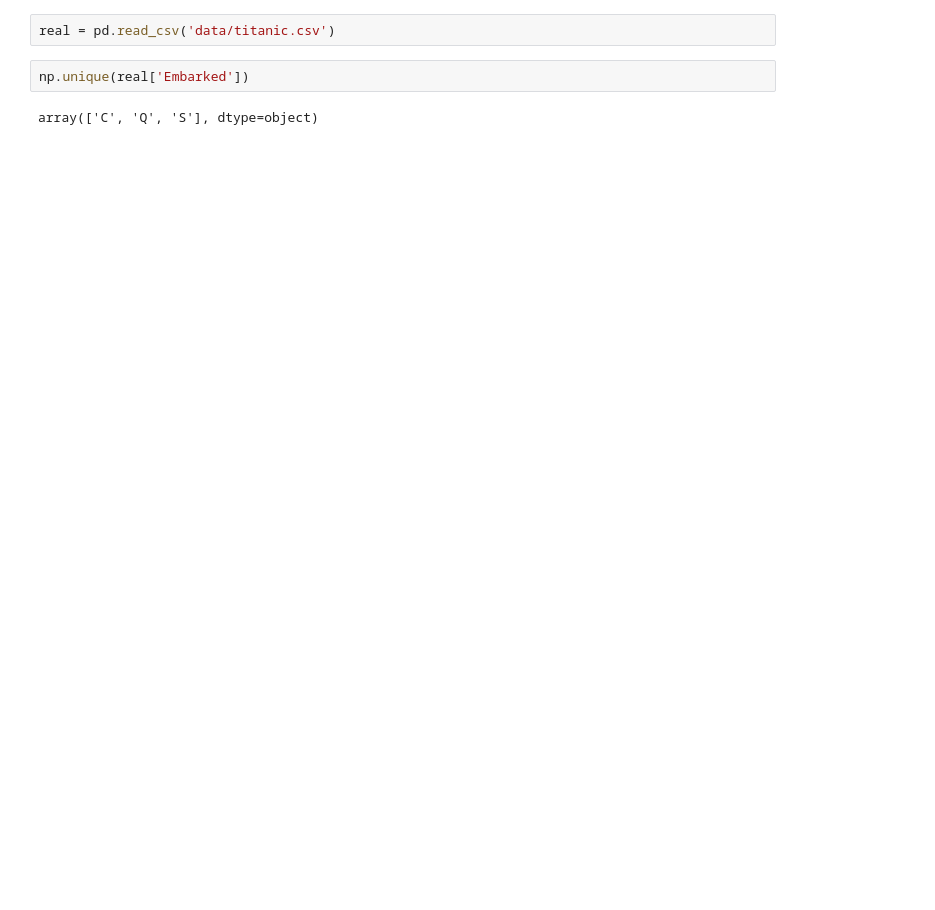
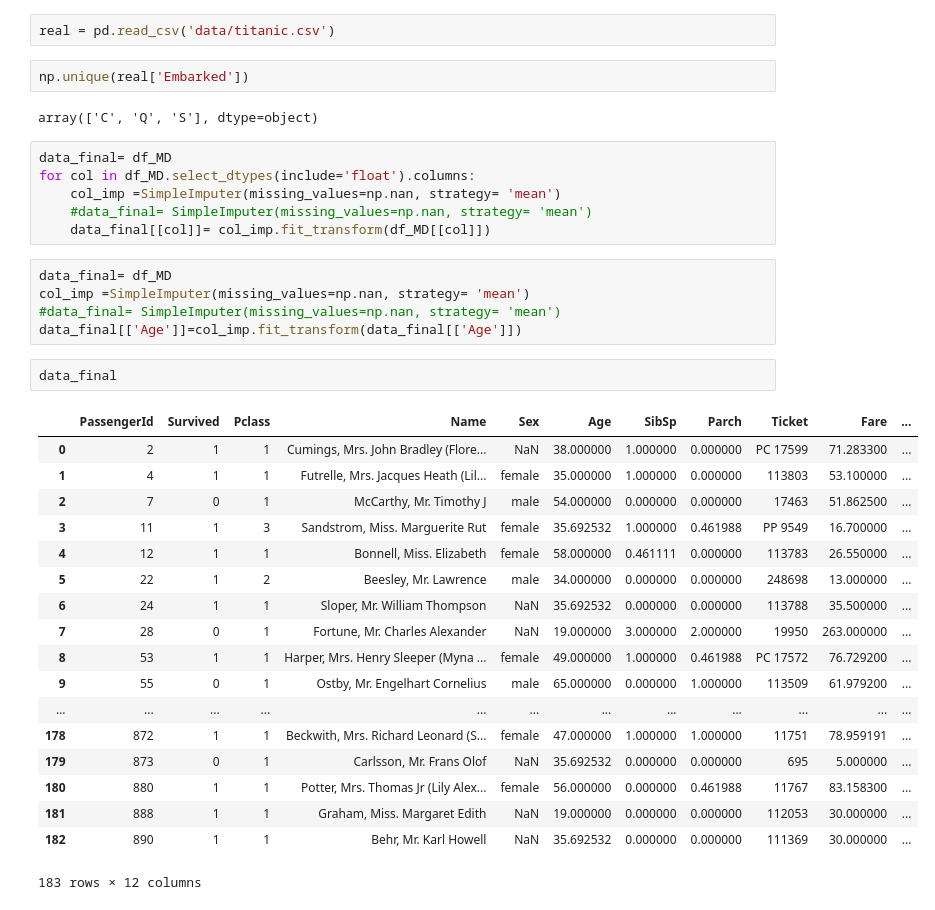
Before and after one commit to RofoRojas/Data-Wrangling, a Jupyter notebook: Laboratorio 8/Laboratorio 8.ipynb, the cells around one changed output. Drawn from its saved outputs; the diff is of its cells as text; blank space fills up the shorter version.

```diff
--- a/Laboratorio 8/Laboratorio 8.ipynb
+++ b/Laboratorio 8/Laboratorio 8.ipynb
@@ -93,3 +116,35 @@ real = pd.read_csv('data/titanic.csv')
 np.unique(real['Embarked'])
 # %% [output]
 array(['C', 'Q', 'S'], dtype=object)
+# %%
+data_final= df_MD
+for col in df_MD.select_dtypes(include='float').columns:
+    col_imp =SimpleImputer(missing_values=np.nan, strategy= 'mean')
+    #data_final= SimpleImputer(missing_values=np.nan, strategy= 'mean')
+    data_final[[col]]= col_imp.fit_transform(df_MD[[col]])
+# %%
+data_final= df_MD
+col_imp =SimpleImputer(missing_values=np.nan, strategy= 'mean')
+#data_final= SimpleImputer(missing_values=np.nan, strategy= 'mean')
+data_final[['Age']]=col_imp.fit_transform(data_final[['Age']])
+# %%
+data_final
+# %% [output]
+|  | PassengerId | Survived | Pclass | Name | Sex | Age | SibSp | Parch | Ticket | Fare | ... |
+| 0 | 2 | 1 | 1 | Cumings, Mrs. John Bradley (Flore... | NaN | 38.000000 | 1.000000 | 0.000000 | PC 17599 | 71.283300 | ... |
+| 1 | 4 | 1 | 1 | Futrelle, Mrs. Jacques Heath (Lil... | female | 35.000000 | 1.000000 | 0.000000 | 113803 | 53.100000 | ... |
+| 2 | 7 | 0 | 1 | McCarthy, Mr. Timothy J | male | 54.000000 | 0.000000 | 0.000000 | 17463 | 51.862500 | ... |
+| 3 | 11 | 1 | 3 | Sandstrom, Miss. Marguerite Rut | female | 35.692532 | 1.000000 | 0.461988 | PP 9549 | 16.700000 | ... |
+| 4 | 12 | 1 | 1 | Bonnell, Miss. Elizabeth | female | 58.000000 | 0.461111 | 0.000000 | 113783 | 26.550000 | ... |
+| 5 | 22 | 1 | 2 | Beesley, Mr. Lawrence | male | 34.000000 | 0.000000 | 0.000000 | 248698 | 13.000000 | ... |
+| 6 | 24 | 1 | 1 | Sloper, Mr. William Thompson | NaN | 35.692532 | 0.000000 | 0.000000 | 113788 | 35.500000 | ... |
+| 7 | 28 | 0 | 1 | Fortune, Mr. Charles Alexander | NaN | 19.000000 | 3.000000 | 2.000000 | 19950 | 263.000000 | ... |
+| 8 | 53 | 1 | 1 | Harper, Mrs. Henry Sleeper (Myna ... | female | 49.000000 | 1.000000 | 0.461988 | PC 17572 | 76.729200 | ... |
+| 9 | 55 | 0 | 1 | Ostby, Mr. Engelhart Cornelius | male | 65.000000 | 0.000000 | 1.000000 | 113509 | 61.979200 | ... |
+| ... | ... | ... | ... | ... | ... | ... | ... | ... | ... | ... | ... |
+| 178 | 872 | 1 | 1 | Beckwith, Mrs. Richard Leonard (S... | female | 47.000000 | 1.000000 | 1.000000 | 11751 | 78.959191 | ... |
+| 179 | 873 | 0 | 1 | Carlsson, Mr. Frans Olof | NaN | 35.692532 | 0.000000 | 0.000000 | 695 | 5.000000 | ... |
+| 180 | 880 | 1 | 1 | Potter, Mrs. Thomas Jr (Lily Alex... | female | 56.000000 | 0.000000 | 0.461988 | 11767 | 83.158300 | ... |
+| 181 | 888 | 1 | 1 | Graham, Miss. Margaret Edith | NaN | 19.000000 | 0.000000 | 0.000000 | 112053 | 30.000000 | ... |
+| 182 | 890 | 1 | 1 | Behr, Mr. Karl Howell | NaN | 35.692532 | 0.000000 | 0.000000 | 111369 | 30.000000 | ... |
+183 rows × 12 columns
```
Also changed, not shown: parts of 6 cells of this notebook.
